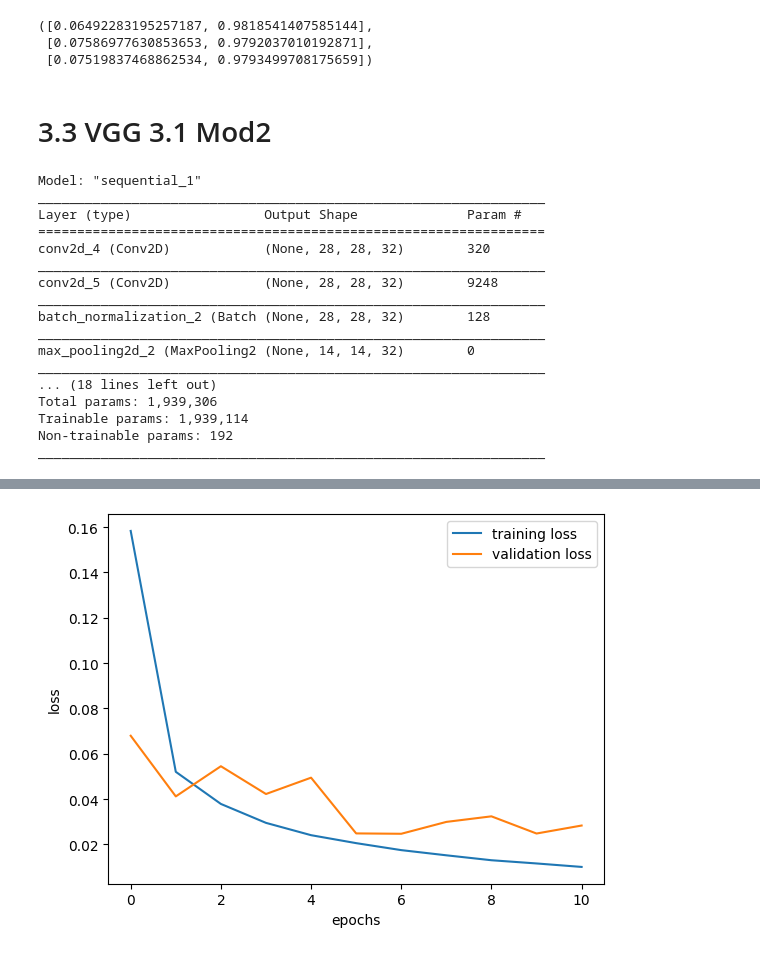
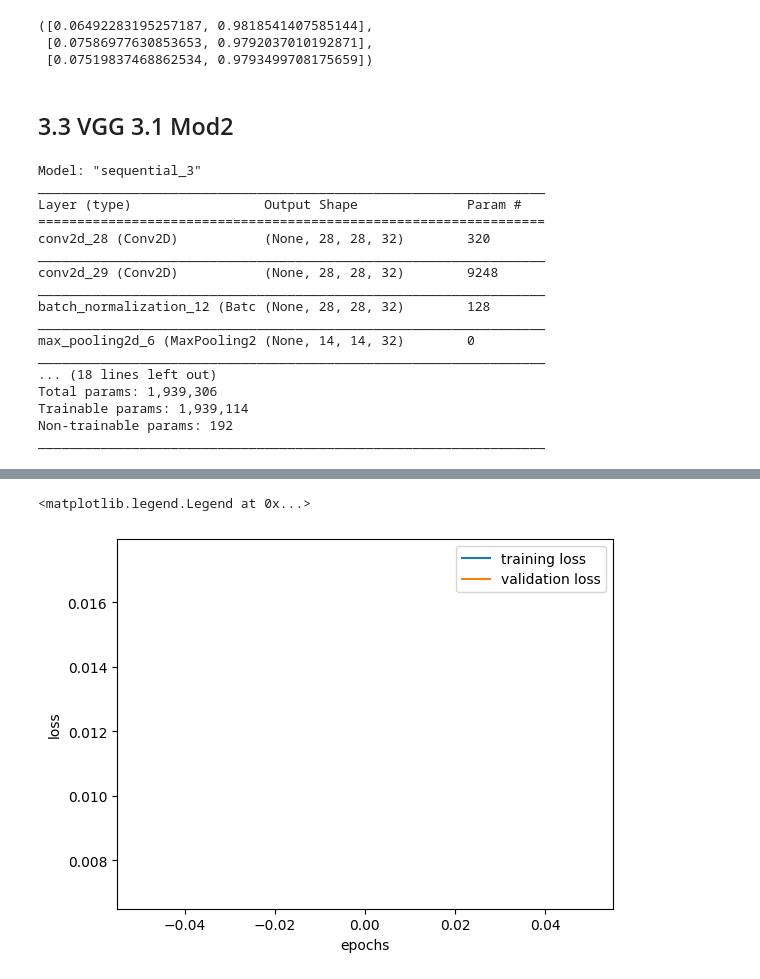
Before and after one commit to boeyjw/KCL-MNIST-Coursework-1, a Jupyter notebook: cw1/03_vgg16.ipynb, the cells around one changed output, grey strips where cells are left out. Saved outputs shown, nothing was run; the diff lists cells and outputs as text; code cells hidden in the pictures.

```diff
--- a/cw1/03_vgg16.ipynb
+++ b/cw1/03_vgg16.ipynb
@@ -539,7 +557,7 @@ net.evaluate(train_ds), net.evaluate(val_ds), net.evaluate(test_aug.batch(512))
 # %%
 net.save(modelp.joinpath("vgg_3.1mod1."+version+".h5").resolve().as_posix(), save_format="h5")
 # %% [markdown]
-# 3.3 VGG 3.1 Mod2
+## 3.3 VGG 3.1 Mod2
 # %%
 def conv_block(filters, kernel_size):
     return [
@@ -550,7 +568,7 @@ def conv_block(filters, kernel_size):
             , padding="same"
             , activation="relu"
             , use_bias=True
-            , kernel_initializer="glorot_uniform"
+            , kernel_initializer="he_uniform"
             , bias_initializer="zeros"
         ),
         tf.keras.layers.Conv2D(
@@ -560,7 +578,7 @@ def conv_block(filters, kernel_size):
             , padding="same"
             , activation="relu"
             , use_bias=True
-            , kernel_initializer="glorot_uniform"
+            , kernel_initializer="he_uniform"
             , bias_initializer="zeros"
         ),
         tf.keras.layers.BatchNormalization(),
@@ -580,7 +598,7 @@ vggreg = tf.keras.Sequential([tf.keras.Input(shape=(28, 28, 1))]
             512
             , activation="relu"
             , use_bias=True
-            , kernel_initializer="glorot_uniform"
+            , kernel_initializer="he_uniform"
             , bias_initializer="zeros"
         )
         , tf.keras.layers.Dropout(0.3)
@@ -588,7 +606,7 @@ vggreg = tf.keras.Sequential([tf.keras.Input(shape=(28, 28, 1))]
             512
             , activation="relu"
             , use_bias=True
-            , kernel_initializer="glorot_uniform"
+            , kernel_initializer="he_uniform"
             , bias_initializer="zeros"
         )
         , tf.keras.layers.Dense(
@@ -600,17 +618,17 @@ vggreg = tf.keras.Sequential([tf.keras.Input(shape=(28, 28, 1))]
 net = vggreg
 net.summary()
 # %% [output]
-Model: "sequential_1"
+Model: "sequential_3"
 _________________________________________________________________
 Layer (type)                 Output Shape              Param #
 =================================================================
-conv2d_4 (Conv2D)            (None, 28, 28, 32)        320
+conv2d_28 (Conv2D)           (None, 28, 28, 32)        320
 _________________________________________________________________
-conv2d_5 (Conv2D)            (None, 28, 28, 32)        9248
+conv2d_29 (Conv2D)           (None, 28, 28, 32)        9248
 _________________________________________________________________
-batch_normalization_2 (Batch (None, 28, 28, 32)        128
+batch_normalization_12 (Batc (None, 28, 28, 32)        128
 _________________________________________________________________
-max_pooling2d_2 (MaxPooling2 (None, 14, 14, 32)        0
+max_pooling2d_6 (MaxPooling2 (None, 14, 14, 32)        0
 _________________________________________________________________
 ... (18 lines left out)
 Total params: 1,939,306
@@ -636,10 +654,11 @@ net.compile(
 history = net.fit(
     train_ds
     , validation_data=val_ds
-    , epochs=300
+    , epochs=1
     , callbacks=[
-        tf.keras.callbacks.EarlyStopping(min_delta=0.001, patience=5)
-        , tf.keras.callbacks.ReduceLROnPlateau(factor=0.2, patience=5, min_lr=1e-5)
+        # tf.keras.callbacks.EarlyStopping(min_delta=0.001, patience=5)
+        # , tf.keras.callbacks.ReduceLROnPlateau(factor=0.2, patience=5, min_lr=1e-5)
+        tf.keras.callbacks.TensorBoard(log_dir="vgg3.1mod2_logs", histogram_freq=1, write_graph=True, write_images=True)
     ]
 )
 
@@ -672,4 +693,5 @@ Epoch 11/300
+<matplotlib.legend.Legend at 0x...>
-[figure, old version]
+[figure, new version]
 # %%
 # epochs=1
 _ = net.fit(x_train, y_train, epochs=1, batch_size=512)
```
Also changed, not shown: parts of 20 cells of this notebook, 4 other files.
